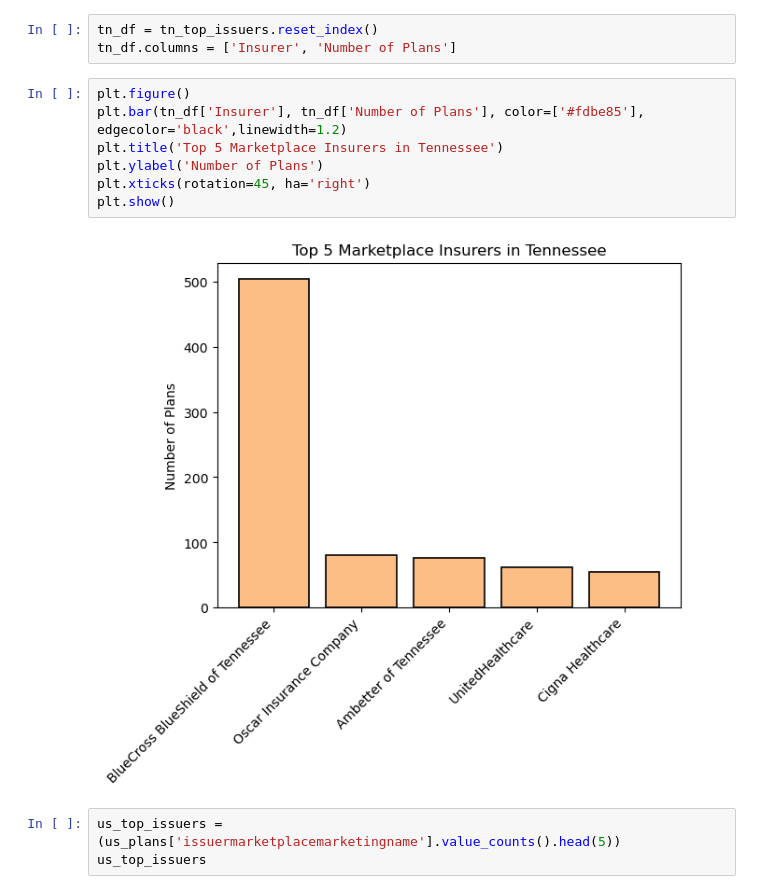
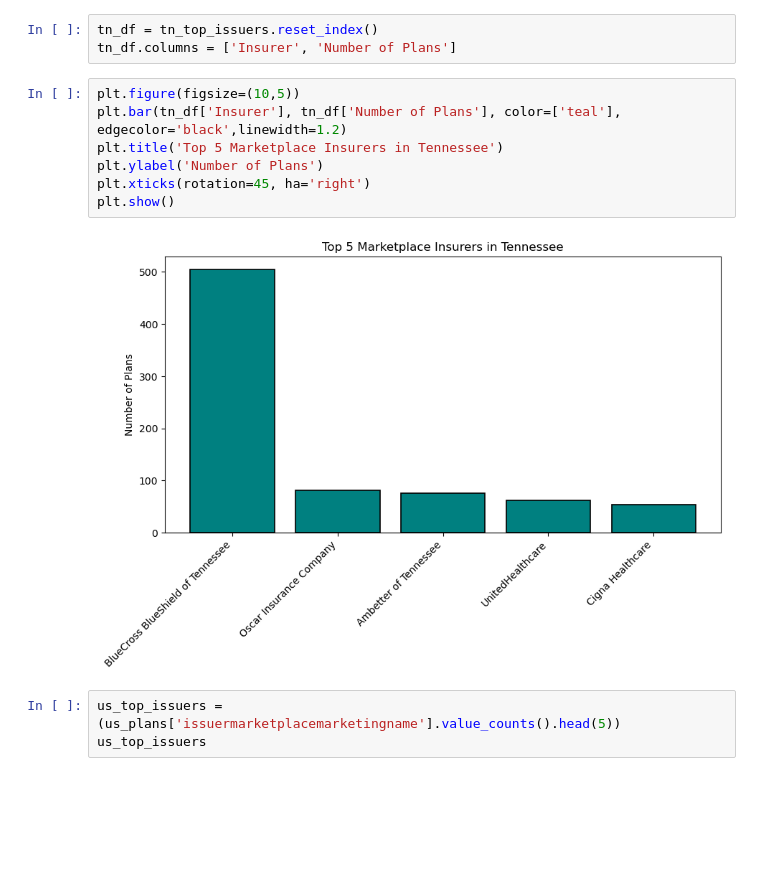
Before and after one commit to vena3/Capstone-da16-Helth-Insurance-Plans, a Jupyter notebook: Notebook/01_marketplace_comparison_tn_vs_us.ipynb, the cells around one changed output. Drawn from its saved outputs; the diff is of its cells as text; blank space fills up the shorter version.

```diff
--- a/Notebook/01_marketplace_comparison_tn_vs_us.ipynb
+++ b/Notebook/01_marketplace_comparison_tn_vs_us.ipynb
@@ -163,14 +155,14 @@ Name: count, dtype: int64
 tn_df = tn_top_issuers.reset_index()
 tn_df.columns = ['Insurer', 'Number of Plans']
 # %%
-plt.figure()
-plt.bar(tn_df['Insurer'], tn_df['Number of Plans'], color=['#fdbe85'], edgecolor='black',linewidth=1.2)
+plt.figure(figsize=(10,5))
+plt.bar(tn_df['Insurer'], tn_df['Number of Plans'], color=['teal'], edgecolor='black',linewidth=1.2)
 plt.title('Top 5 Marketplace Insurers in Tennessee')
 plt.ylabel('Number of Plans')
 plt.xticks(rotation=45, ha='right')
 plt.show()
 # %% [output]
-[figure, old version]
+[figure, new version]
 # %%
 us_top_issuers = (us_plans['issuermarketplacemarketingname'].value_counts().head(5))
 us_top_issuers
```
Also changed, not shown: parts of 8 cells of this notebook, 3 other files.
